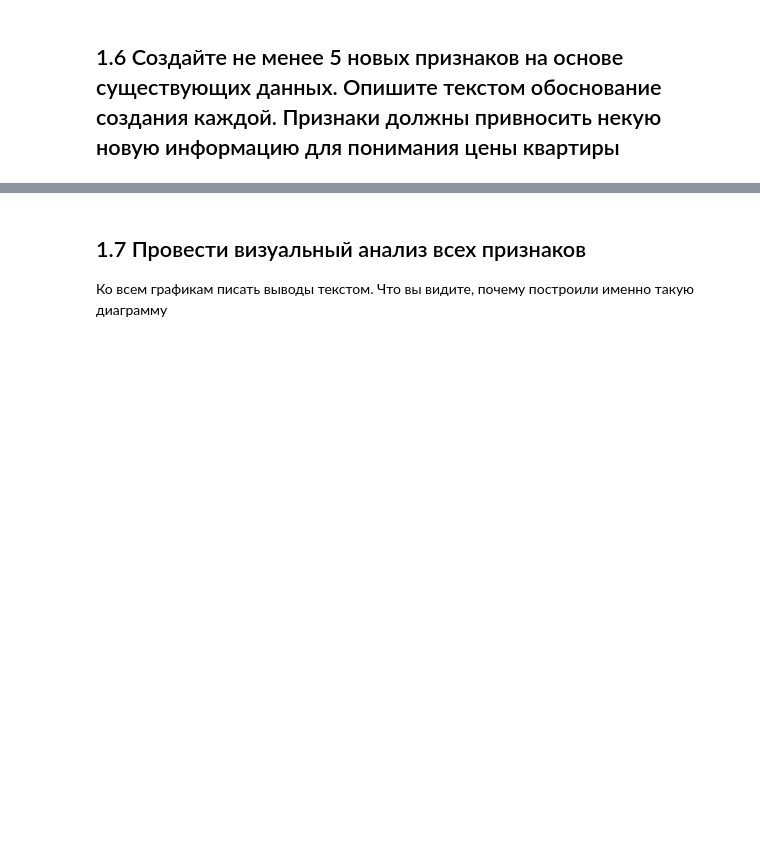
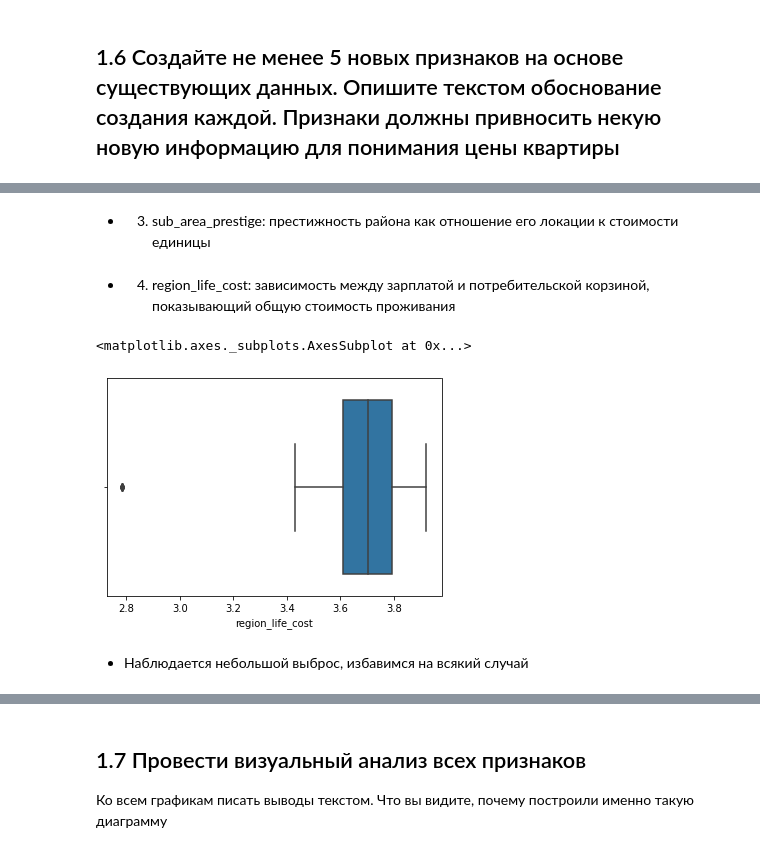
Before and after one commit to modernpacifist/engineering-of-machine-learning-urfu, a Jupyter notebook: python-pro-level/Notebooks/ResultantProject.ipynb, the cells around one changed output, grey strips where cells are left out. Saved outputs shown, nothing was run; the diff lists cells and outputs as text; code cells hidden in the pictures; blank space fills up the shorter version.

```diff
--- a/python-pro-level/Notebooks/ResultantProject.ipynb
+++ b/python-pro-level/Notebooks/ResultantProject.ipynb
@@ -674,0 +744,21 @@ iqr_detection(df)
+# %%
+le = LabelEncoder()
+label = le.fit_transform(df_full['sub_area'])
+# %%
+df_full.drop('sub_area', axis=1, inplace=True)
+df_full['sub_area'] = label
+# %% [markdown]
+- 3) sub_area_prestige: престижность района как отношение его локации к стоимости единицы
+# %%
+df_full['sub_area_prestige'] = df_full['price_doc'] / df_full['sub_area']
+# %% [markdown]
+- 4) region_life_cost: зависимость между зарплатой и потребительской корзиной, показывающий общую стоимость проживания
+# %%
+df_full['region_life_cost'] = df_full['salary'] / df_full['fixed_basket']
+# %%
+sns.boxplot(data=df_full, x='region_life_cost')
+# %% [output]
+<matplotlib.axes._subplots.AxesSubplot at 0x...>
+[figure, added]
+# %% [markdown]
+- Наблюдается небольшой выброс, избавимся на всякий случай
```
Also changed, not shown: parts of 59 cells of this notebook.
